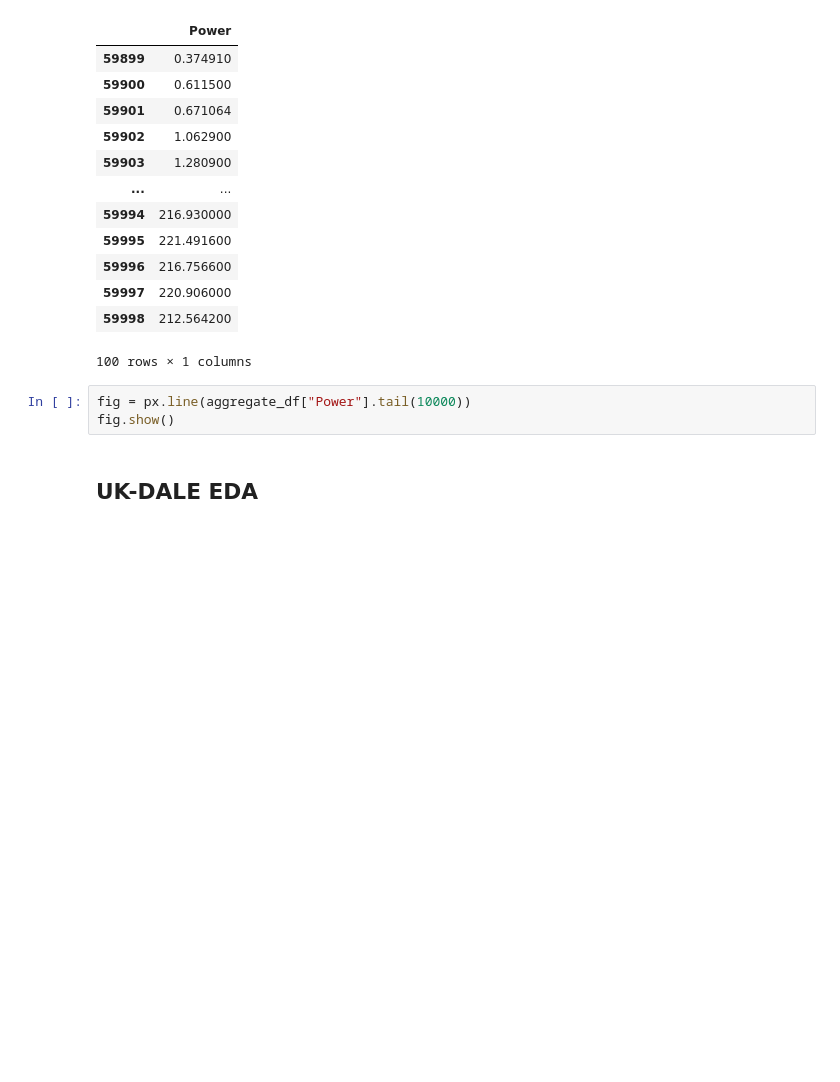
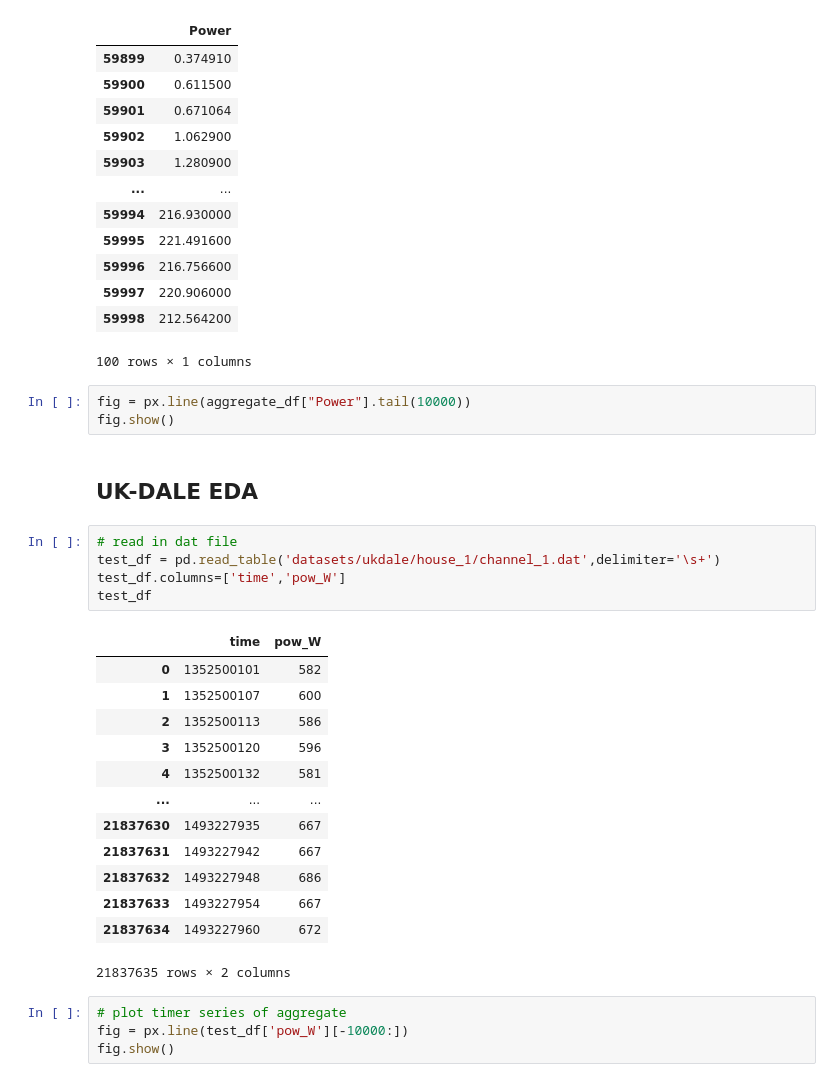
Before and after one commit to ma-2pac/esips_thesis_2023, a Jupyter notebook: data_exploration.ipynb, the cells around one changed output. Drawn from its saved outputs; the diff is of its cells as text; blank space fills up the shorter version.

```diff
--- a/data_exploration.ipynb
+++ b/data_exploration.ipynb
@@ -173,3 +174,26 @@ fig = px.line(aggregate_df["Power"].tail(10000))
 fig.show()
 # %% [markdown]
 ## UK-DALE EDA
+# %%
+# read in dat file
+test_df = pd.read_table('datasets/ukdale/house_1/channel_1.dat',delimiter='\s+')
+test_df.columns=['time','pow_W']
+test_df
+# %% [output]
+|  | time | pow_W |
+| 0 | 1352500101 | 582 |
+| 1 | 1352500107 | 600 |
+| 2 | 1352500113 | 586 |
+| 3 | 1352500120 | 596 |
+| 4 | 1352500132 | 581 |
+| ... | ... | ... |
+| 21837630 | 1493227935 | 667 |
+| 21837631 | 1493227942 | 667 |
+| 21837632 | 1493227948 | 686 |
+| 21837633 | 1493227954 | 667 |
+| 21837634 | 1493227960 | 672 |
+21837635 rows × 2 columns
+# %%
+# plot timer series of aggregate
+fig = px.line(test_df['pow_W'][-10000:])
+fig.show()
```
Also changed, not shown: parts of 1 cell of this notebook, 9 other files.
